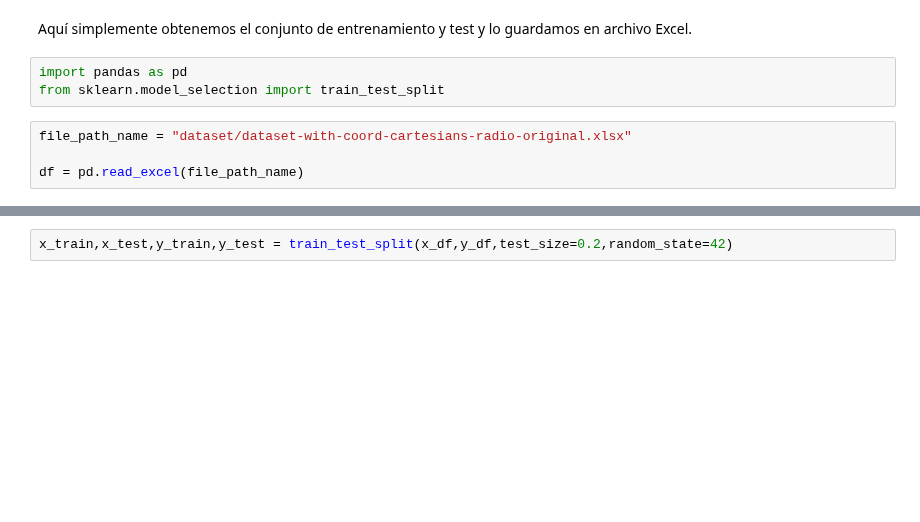
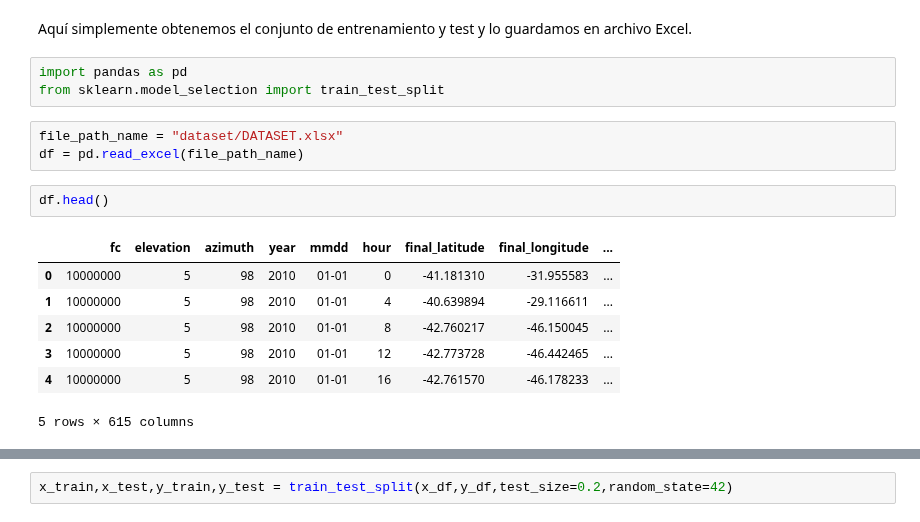
Before and after one commit to ValeFernando840/Ray-Tracing, a Jupyter notebook: 02-Guardar_Conjuntos.ipynb, the cells around one changed output, grey strips where cells are left out. Drawn from its saved outputs; the diff is of its cells as text; blank space fills up the shorter version.

```diff
--- a/02-Guardar_Conjuntos.ipynb
+++ b/02-Guardar_Conjuntos.ipynb
@@ -4,8 +4,17 @@ Aquí simplemente obtenemos el conjunto de entrenamiento y test y lo guardamos e
 import pandas as pd
 from sklearn.model_selection import train_test_split
 # %%
-file_path_name = "dataset/dataset-with-coord-cartesians-radio-original.xlsx"
-
+file_path_name = "dataset/DATASET.xlsx"
 df = pd.read_excel(file_path_name)
+# %%
+df.head()
+# %% [output]
+|  | fc | elevation | azimuth | year | mmdd | hour | final_latitude | final_longitude | ... |
+| 0 | 10000000 | 5 | 98 | 2010 | 01-01 | 0 | -41.181310 | -31.955583 | ... |
+| 1 | 10000000 | 5 | 98 | 2010 | 01-01 | 4 | -40.639894 | -29.116611 | ... |
+| 2 | 10000000 | 5 | 98 | 2010 | 01-01 | 8 | -42.760217 | -46.150045 | ... |
+| 3 | 10000000 | 5 | 98 | 2010 | 01-01 | 12 | -42.773728 | -46.442465 | ... |
+| 4 | 10000000 | 5 | 98 | 2010 | 01-01 | 16 | -42.761570 | -46.178233 | ... |
+5 rows × 615 columns
 # %%
 # observo si no tengo lineas de entradas repetidas.
```
Also changed, not shown: parts of 3 cells of this notebook, 6 other files.
